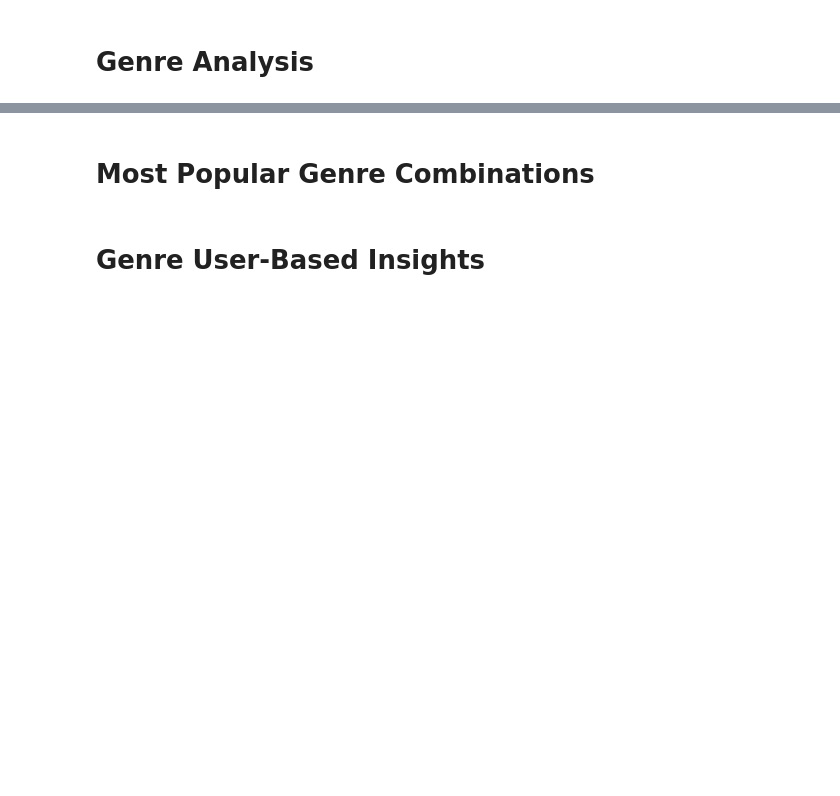
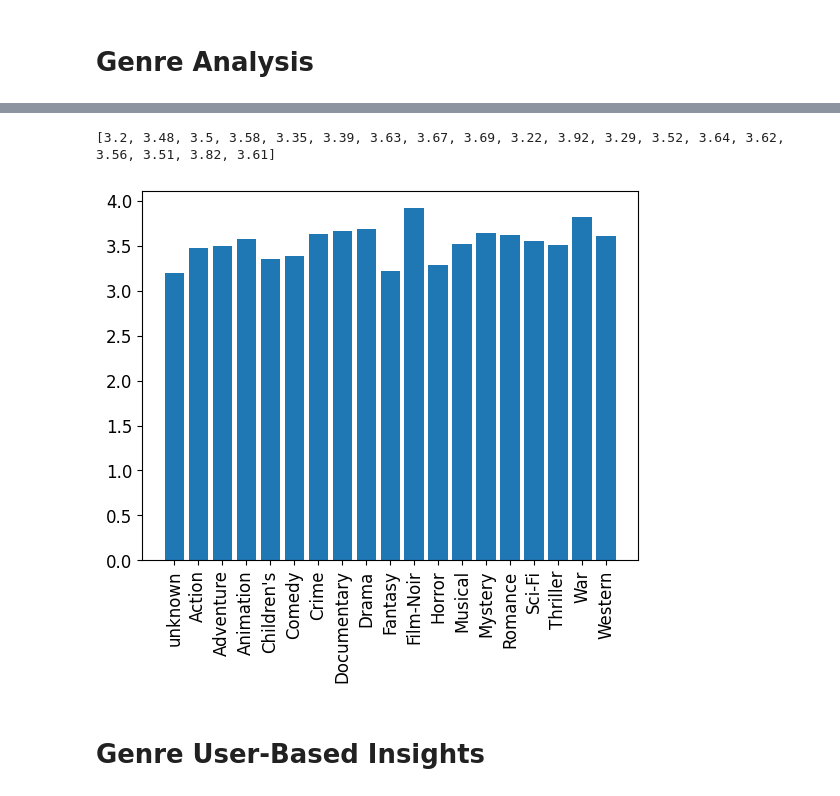
Before and after one commit to Xevenst/MovLensDataSet, a Jupyter notebook: Recommender_Systems_Final_Project.ipynb, the cells around one changed output, grey strips where cells are left out. Saved outputs shown, nothing was run; the diff lists cells and outputs as text; code cells hidden in the pictures; blank space fills up the shorter version.

```diff
--- a/Recommender_Systems_Final_Project.ipynb
+++ b/Recommender_Systems_Final_Project.ipynb
@@ -421,2 +479,0 @@ rating.info()
-# %% [markdown]
-# Most Popular Genre Combinations
@@ -430,16 +480,16 @@ def get_genre_combinations(movies):
 # %%
 # get the average rating per genre
 def get_avg_genre_ratings(rating,movies,genres):
-  avg_genre_ratings = pd.DataFrame()
+  avg_genre_ratings = []
   for g in genres:
     genre_movies = movies[movies[g]==1]
     avg_rating_genre = rating[rating['item_id'].isin(genre_movies['item_id'])].loc[:,'rating'].mean().round(2)
-    avg_genre_ratings[g] = pd.Series(avg_rating_genre, index=[0]).to_frame()
+    avg_genre_ratings.append(avg_rating_genre)
+    #avg_genre_rating[g] = pd.Series(avg_rating_genre, index=[0]).to_frame()
 
   return avg_genre_ratings
 # %%
 avg_genre_ratings = get_avg_genre_ratings(rating, movies,genre_list )
-avg_genre_ratings.info()
-#avg_genre_ratings.shape
-#avg_genre_ratings.head()
-print(avg_genre_ratings.iloc[0])
+print(avg_genre_ratings)
+# %% [output]
+[3.2, 3.48, 3.5, 3.58, 3.35, 3.39, 3.63, 3.67, 3.69, 3.22, 3.92, 3.29, 3.52, 3.64, 3.62, 3.56, 3.51, 3.82, 3.61]
@@ -451,3 +496,10 @@ ax.legend(bbox_to_anchor=[2, -0.05],prop={'size':12},ncol=5)
+# %%
+#plot a histogram of the various genres
+plt.bar(x=movie_set_genre.columns,height=avg_genre_ratings)
+plt.xticks(rotation = 90)
+plt.show()
+# %% [output]
+[figure, added]
 # %% [markdown]
 # Genre User-Based Insights
 # %%
```
Also changed, not shown: parts of 42 cells of this notebook, 3 other files.
